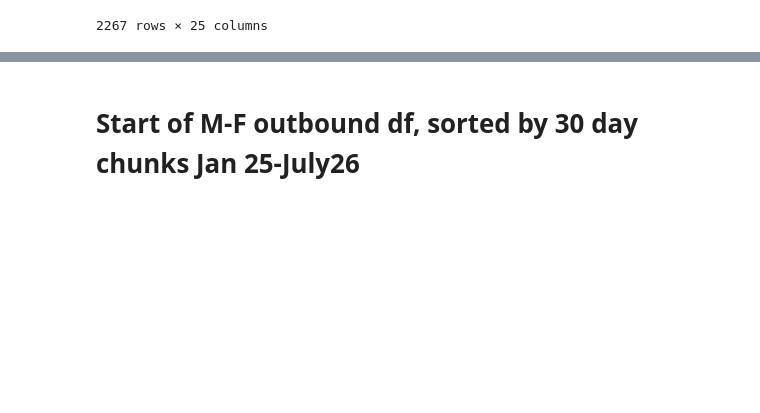
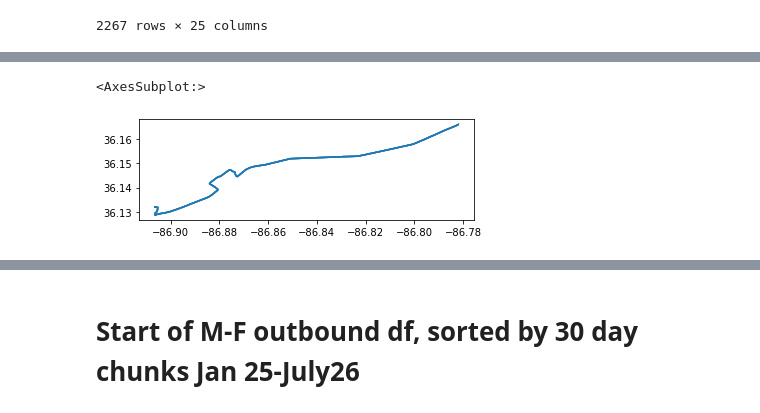
Before and after one commit to MylahKate/wego-scar, a Jupyter notebook: notebook/Rt50_MF_WeGo.ipynb, the cells around one changed output, grey strips where cells are left out. Drawn from its saved outputs; the diff is of its cells as text; code cells hidden in the pictures; blank space fills up the shorter version.

```diff
--- a/notebook/Rt50_MF_WeGo.ipynb
+++ b/notebook/Rt50_MF_WeGo.ipynb
@@ -523,0 +508,5 @@ am_summer
+# %%
+am_inschool.plot()
+# %% [output]
+<AxesSubplot:>
+[figure, added]
```
Also changed, not shown: parts of 17 cells of this notebook.
